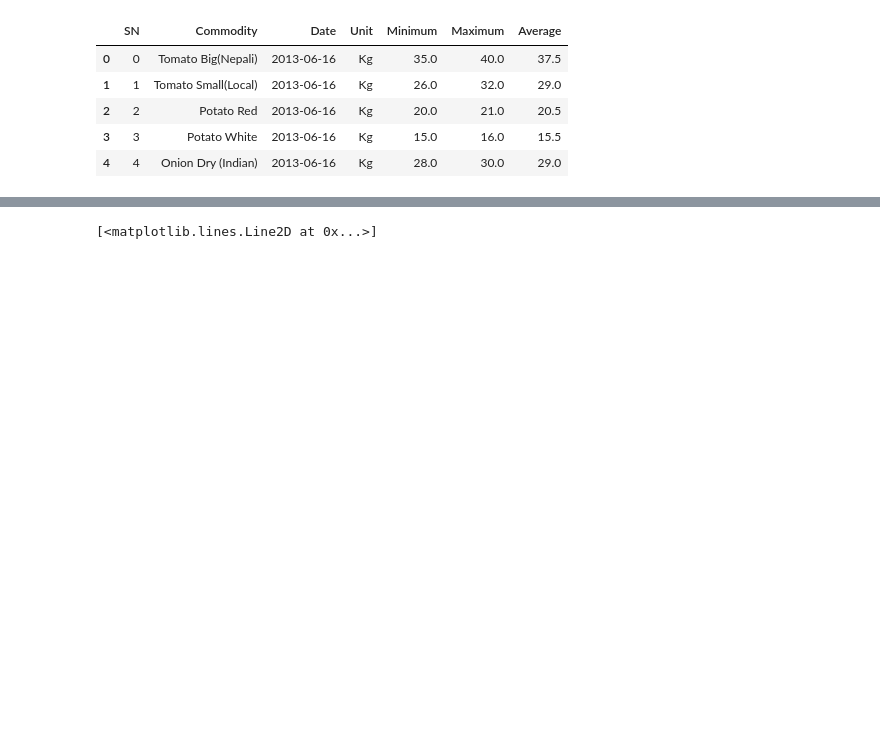
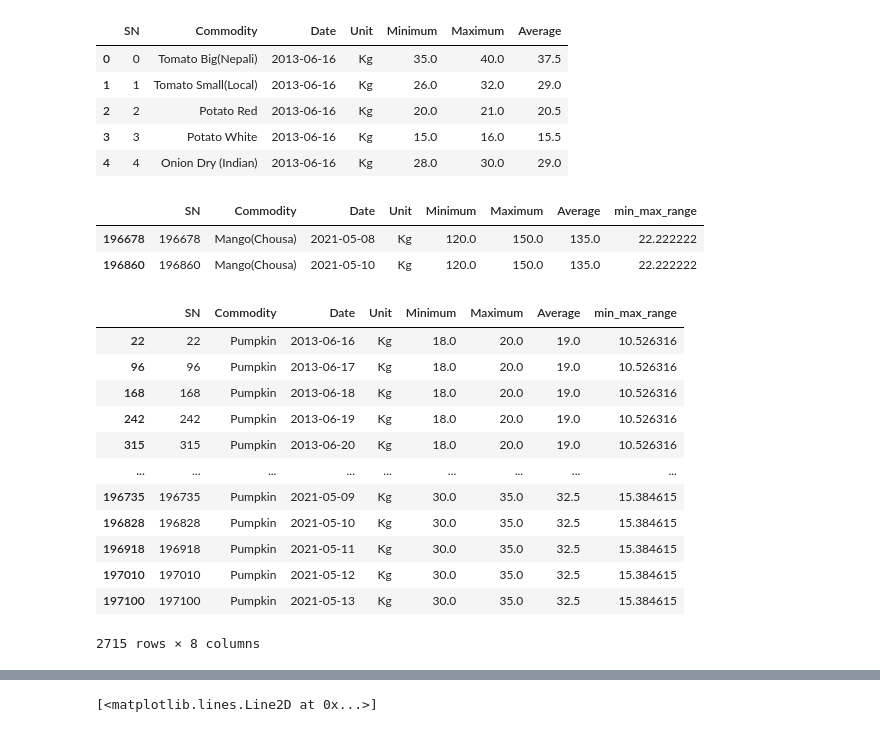
Before and after one commit to erwinschrodinger1/datathon_kalimati, a Jupyter notebook: main.ipynb, the cells around one changed output, grey strips where cells are left out. Cells and saved outputs as stored; diff of their text form; code cells hidden in the pictures; blank space fills up the shorter version.

```diff
--- a/main.ipynb
+++ b/main.ipynb
@@ -15,3 +15,30 @@ dataset.head()
 | 4 | 4 | Onion Dry (Indian) | 2013-06-16 | Kg | 28.0 | 30.0 | 29.0 |
 # %%
 dataset['Date'] = pd.to_datetime(dataset['Date'])
+# %%
+
+dataset["min_max_range"] =( dataset["Maximum"] - dataset["Minimum"] )*100/dataset['Average']
+# %%
+groupd = dataset.groupby("Commodity")
+# %%
+groupd.get_group("Mango(Chousa)")
+# %% [output]
+|  | SN | Commodity | Date | Unit | Minimum | Maximum | Average | min_max_range |
+| 196678 | 196678 | Mango(Chousa) | 2021-05-08 | Kg | 120.0 | 150.0 | 135.0 | 22.222222 |
+| 196860 | 196860 | Mango(Chousa) | 2021-05-10 | Kg | 120.0 | 150.0 | 135.0 | 22.222222 |
+# %%
+groupd.get_group("Pumpkin")
+# %% [output]
+|  | SN | Commodity | Date | Unit | Minimum | Maximum | Average | min_max_range |
+| 22 | 22 | Pumpkin | 2013-06-16 | Kg | 18.0 | 20.0 | 19.0 | 10.526316 |
+| 96 | 96 | Pumpkin | 2013-06-17 | Kg | 18.0 | 20.0 | 19.0 | 10.526316 |
+| 168 | 168 | Pumpkin | 2013-06-18 | Kg | 18.0 | 20.0 | 19.0 | 10.526316 |
+| 242 | 242 | Pumpkin | 2013-06-19 | Kg | 18.0 | 20.0 | 19.0 | 10.526316 |
+| 315 | 315 | Pumpkin | 2013-06-20 | Kg | 18.0 | 20.0 | 19.0 | 10.526316 |
+| ... | ... | ... | ... | ... | ... | ... | ... | ... |
+| 196735 | 196735 | Pumpkin | 2021-05-09 | Kg | 30.0 | 35.0 | 32.5 | 15.384615 |
+| 196828 | 196828 | Pumpkin | 2021-05-10 | Kg | 30.0 | 35.0 | 32.5 | 15.384615 |
+| 196918 | 196918 | Pumpkin | 2021-05-11 | Kg | 30.0 | 35.0 | 32.5 | 15.384615 |
+| 197010 | 197010 | Pumpkin | 2021-05-12 | Kg | 30.0 | 35.0 | 32.5 | 15.384615 |
+| 197100 | 197100 | Pumpkin | 2021-05-13 | Kg | 30.0 | 35.0 | 32.5 | 15.384615 |
+2715 rows × 8 columns
```
Also changed, not shown: parts of 2 cells of this notebook, 3 other files.
